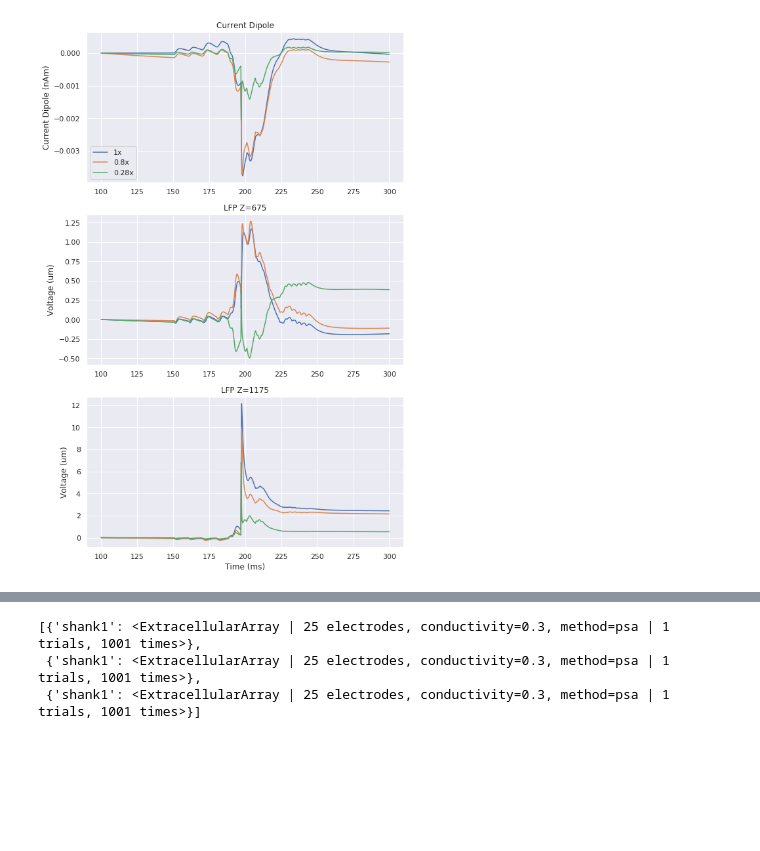
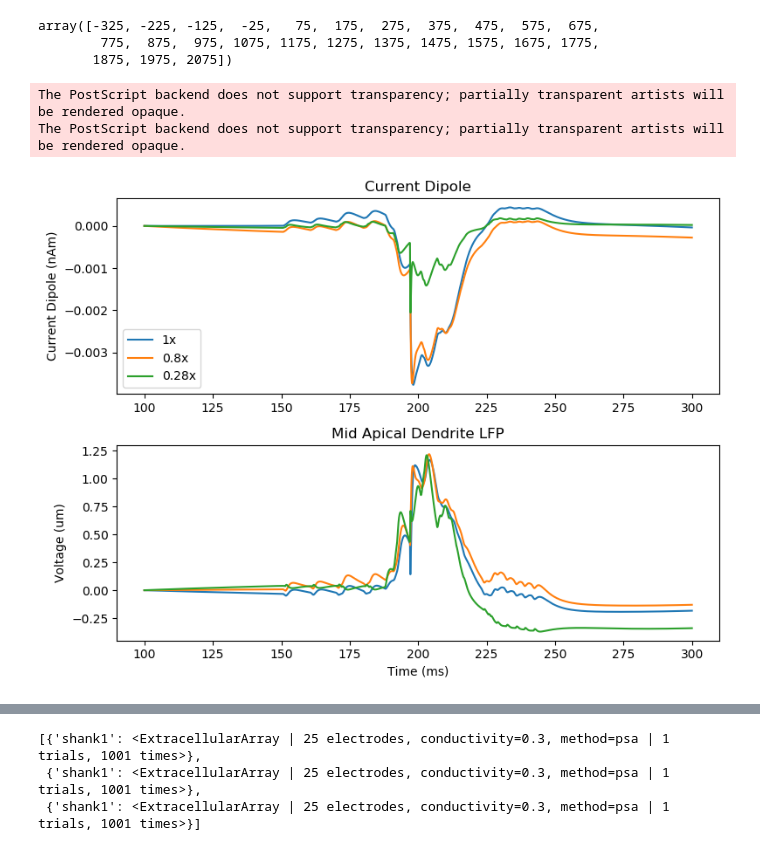
Before and after one commit to rythorpe/beta_modeling, a Jupyter notebook: sim_beta.ipynb, the cells around one changed output, grey strips where cells are left out. Saved outputs shown, nothing was run; the diff lists cells and outputs as text; code cells hidden in the pictures; blank space fills up the shorter version.

```diff
--- a/sim_beta.ipynb
+++ b/sim_beta.ipynb
@@ -85,7 +85,9 @@ def law_2021_model():
     return net
 # %%
 %%capture
-
+depths = np.arange(-325, 2150, 100)
+electrode_pos = [(135, 135, dep) for dep in depths]
+scaling_factors = [1, .8, .28]
 #props = ['L', 'diam', 'Ra', 'cm']
 props = ['L']
 mech_edits = [('hh2', 'gkbar_hh2'), ('hh2', 'gnabar_hh2'), ('ca', 'gbar_ca'), ('cad', 'taur_cad'), ('kca', 'gbar_kca'), ('km', 'gbar_km'), ('cat', 'gbar_cat')]
@@ -96,9 +98,6 @@ net_list = list()
 lfp_data = list()
 dpl_list = list()
 for scaling_factor in scaling_factors:
-    depths = list(range(-325, 2150, 100))
-    electrode_pos = [(135, 135, dep) for dep in depths]
-    scaling_factors = [1, .8, .28]
     # net = calcium_model()
     net = law_2021_model()
     net.add_electrode_array('shank1', electrode_pos)
@@ -136,36 +135,41 @@ for scaling_factor in scaling_factors:
 # plot_dipole([dpl.copy().smooth(30) for dpl in dpl_list], ax=axes, show=False)
 # axes.legend(scaling_factors)
 # #fig.savefig(f'apical_only_ca_model_beta_comparison.png')
+# %%
+depths
+# %% [output]
+array([-325, -225, -125,  -25,   75,  175,  275,  375,  475,  575,  675,
+        775,  875,  975, 1075, 1175, 1275, 1375, 1475, 1575, 1675, 1775,
+       1875, 1975, 2075])
 # %%
 color = ['C0', 'C1', 'C2']
-plt.figure(figsize=(8, 12))
+plt.figure(figsize=(8, 6))
 
+contact_idx1_list = [10, 9, 4]
 for idx in range(3):
     times = dpl_list[idx].times
-    contact_idx1 = 10
-    contact_idx2 = 15
+    contact_idx1 = contact_idx1_list[idx]
 
     times_mask = np.logical_and(times < 300, times > 100)
 
-    plt.subplot(3,1,1)
+    plt.subplot(2,1,1)
     plt.plot(times[times_mask], dpl_list[idx].data['agg'][times_mask], color=color[idx], label=f'{scaling_factors[idx]}x')
     plt.title(f'Current Dipole')
     plt.ylabel('Current Dipole (nAm)')
     plt.legend()
 
 
-    plt.subplot(3,1,2)
+    plt.subplot(2,1,2)
     lfp1 = lfp_data[idx]['shank1'].voltages.squeeze()[contact_idx1, times_mask]
     plt.plot(times[times_mask], lfp1 - lfp1[0], color=color[idx])
-    plt.title(f'LFP Z={depths[contact_idx1]}')
+    plt.title(f'Mid Apical Dendrite LFP')
+    plt.xlabel('Time (ms)')
     plt.ylabel('Voltage (um)')
 
-    plt.subplot(3,1,3)
-    lfp2 = lfp_data[idx]['shank1'].voltages.squeeze()[contact_idx2, times_mask]
-    plt.plot(times[times_mask], lfp2 - lfp2[0], color=color[idx])
-    plt.title(f'LFP Z={depths[contact_idx2]}')
-    plt.xlabel('Time (ms)')
-    plt.ylabel('Voltage (um)')
 plt.tight_layout()
+plt.savefig('final_figures/dipole_lfp_scale.eps')
+plt.savefig('final_figures/dipole_lfp_scale.png')
 # %% [output]
+The PostScript backend does not support transparency; partially transparent artists will be rendered opaque.
+The PostScript backend does not support transparency; partially transparent artists will be rendered opaque.
-[figure, old version]
+[figure, new version]
```
Also changed, not shown: parts of 3 cells of this notebook.
